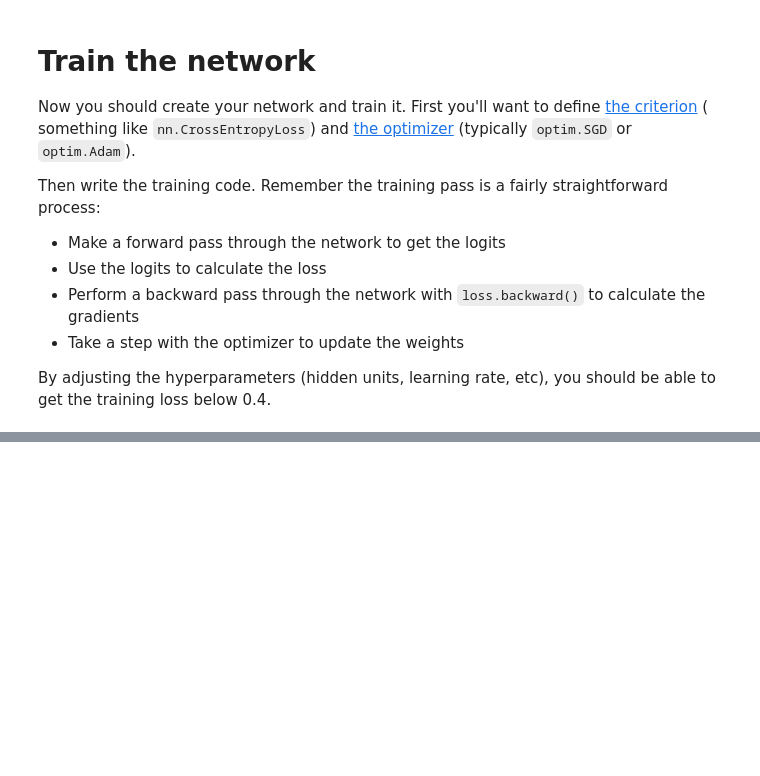
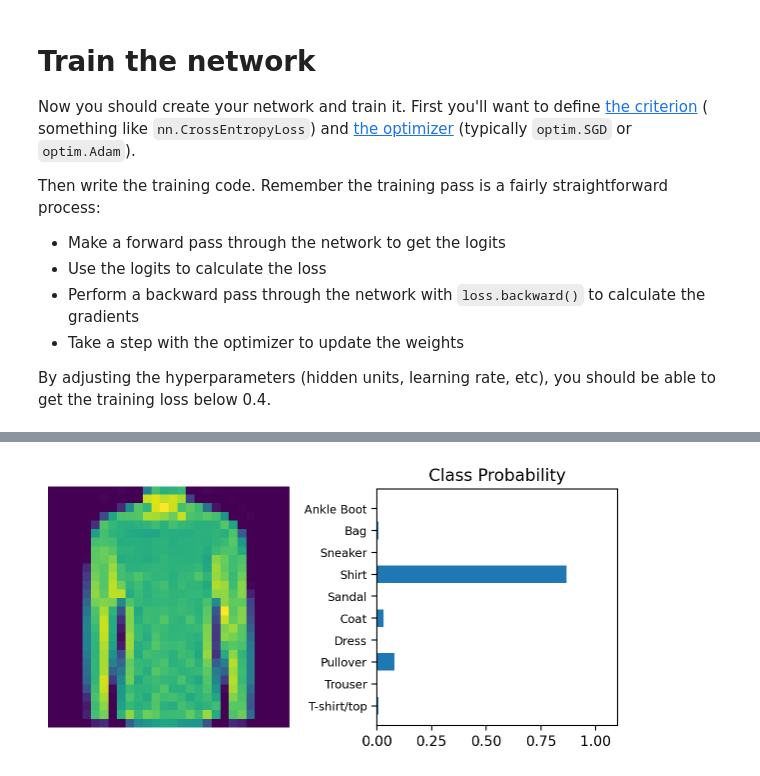
Before and after one commit to jonathangj-jpg/dtu_mlops, a Jupyter notebook: s1_development_environment/exercise_files/4_Fashion_MNIST.ipynb, the cells around one changed output, grey strips where cells are left out. Saved outputs shown, nothing was run; the diff lists cells and outputs as text; code cells hidden in the pictures; blank space fills up the shorter version.

```diff
--- a/s1_development_environment/exercise_files/4_Fashion_MNIST.ipynb
+++ b/s1_development_environment/exercise_files/4_Fashion_MNIST.ipynb
@@ -37,3 +44,6 @@ Here you should define your network. As with MNIST, each image is 28x28 which is
+# %%
+# TODO: Define your network architecture here
+model = nn.Sequential(nn.Linear(784, 128), nn.ReLU(), nn.Linear(128, 80), nn.ReLU(), nn.Linear(80, 64),nn.ReLU(), nn.Linear(64,10))
 # %% [markdown]
 # Train the network
 
@@ -54,19 +88,21 @@ By adjusting the hyperparameters (hidden units, learning rate, etc), you should
 # %%
 %matplotlib inline
 %config InlineBackend.figure_format = 'retina'
 
 import helper
 
 # Test out your network!
 
 dataiter = iter(testloader)
 images, labels = next(dataiter)
 img = images[0]
 # Convert 2D image to 1D vector
 img = img.resize_(1, 784)
 
 # TODO: Calculate the class probabilities (softmax) for img
-ps = None
+ps = torch.softmax(model(img),dim=1)
 
 # Plot the image and probabilities
 helper.view_classify(img.resize_(1, 28, 28), ps, version="Fashion")
+# %% [output]
+[figure, added]
```
Also changed, not shown: parts of 7 cells of this notebook, 2 other files.
